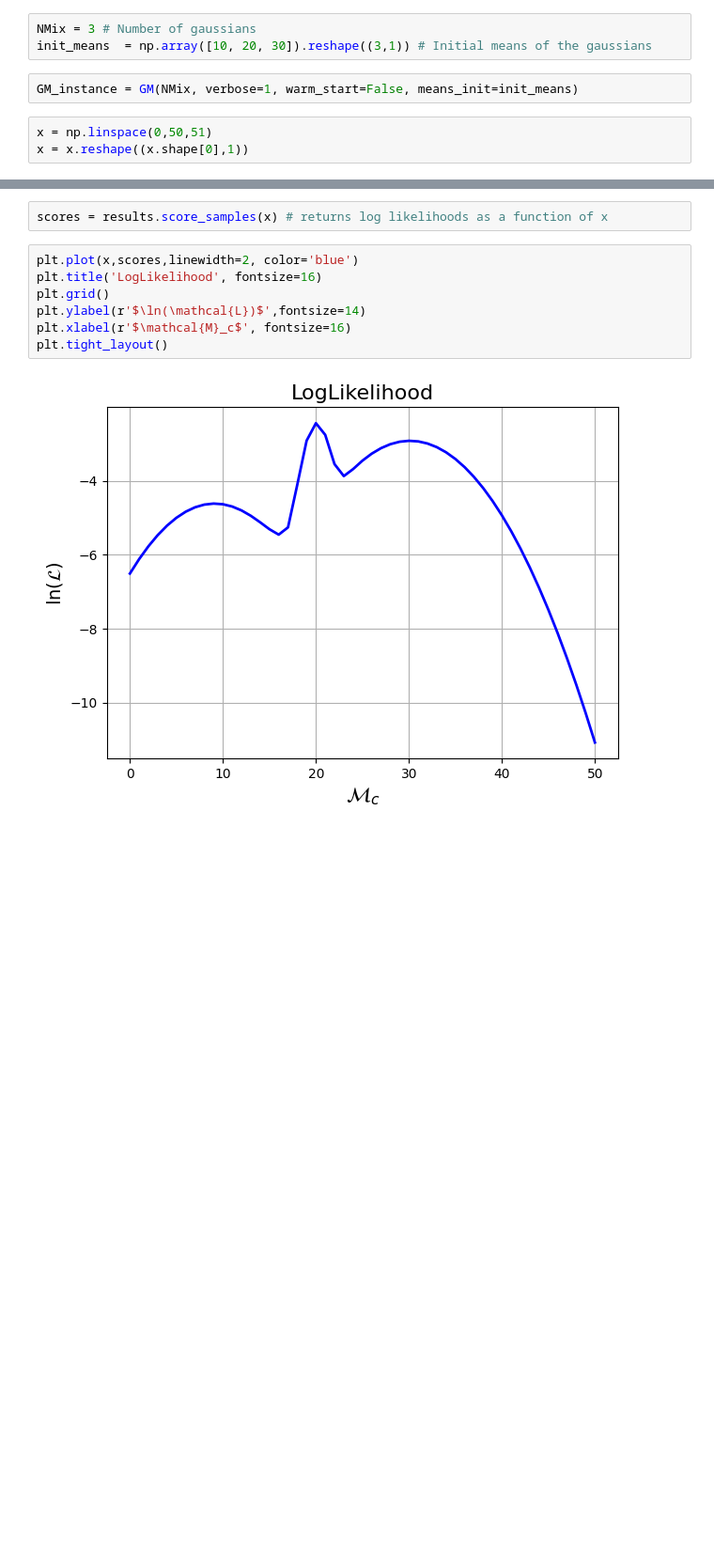
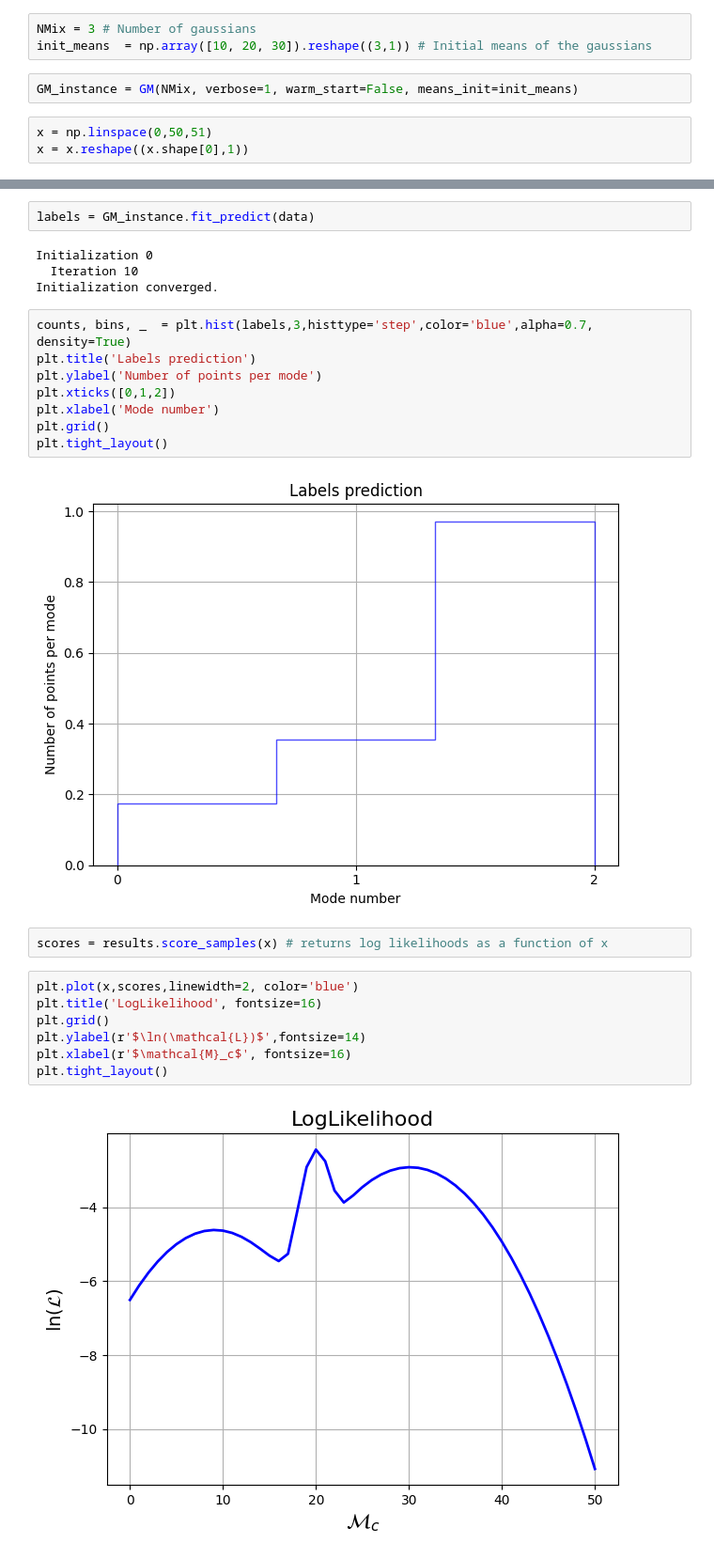
Before and after one commit to Richardforphys/AstroStatistics, a Jupyter notebook: AML/Notebooks/AstroStatistics/BHB.ipynb, the cells around one changed output, grey strips where cells are left out. Shown at 94% size. Drawn from its saved outputs; the diff is of its cells as text; blank space fills up the shorter version.

```diff
--- a/AML/Notebooks/AstroStatistics/BHB.ipynb
+++ b/AML/Notebooks/AstroStatistics/BHB.ipynb
@@ -36,4 +34,20 @@ Initialization 0
 Initialization converged.
+# %%
+labels = GM_instance.fit_predict(data)
+# %% [output]
+Initialization 0
+  Iteration 10
+Initialization converged.
+# %%
+counts, bins, _  = plt.hist(labels,3,histtype='step',color='blue',alpha=0.7, density=True)
+plt.title('Labels prediction')
+plt.ylabel('Number of points per mode')
+plt.xticks([0,1,2])
+plt.xlabel('Mode number')
+plt.grid()
+plt.tight_layout()
+# %% [output]
+[figure, added]
 # %%
 scores = results.score_samples(x) # returns log likelihoods as a function of x
 # %%
```
Also changed, not shown: parts of 5 cells of this notebook.
